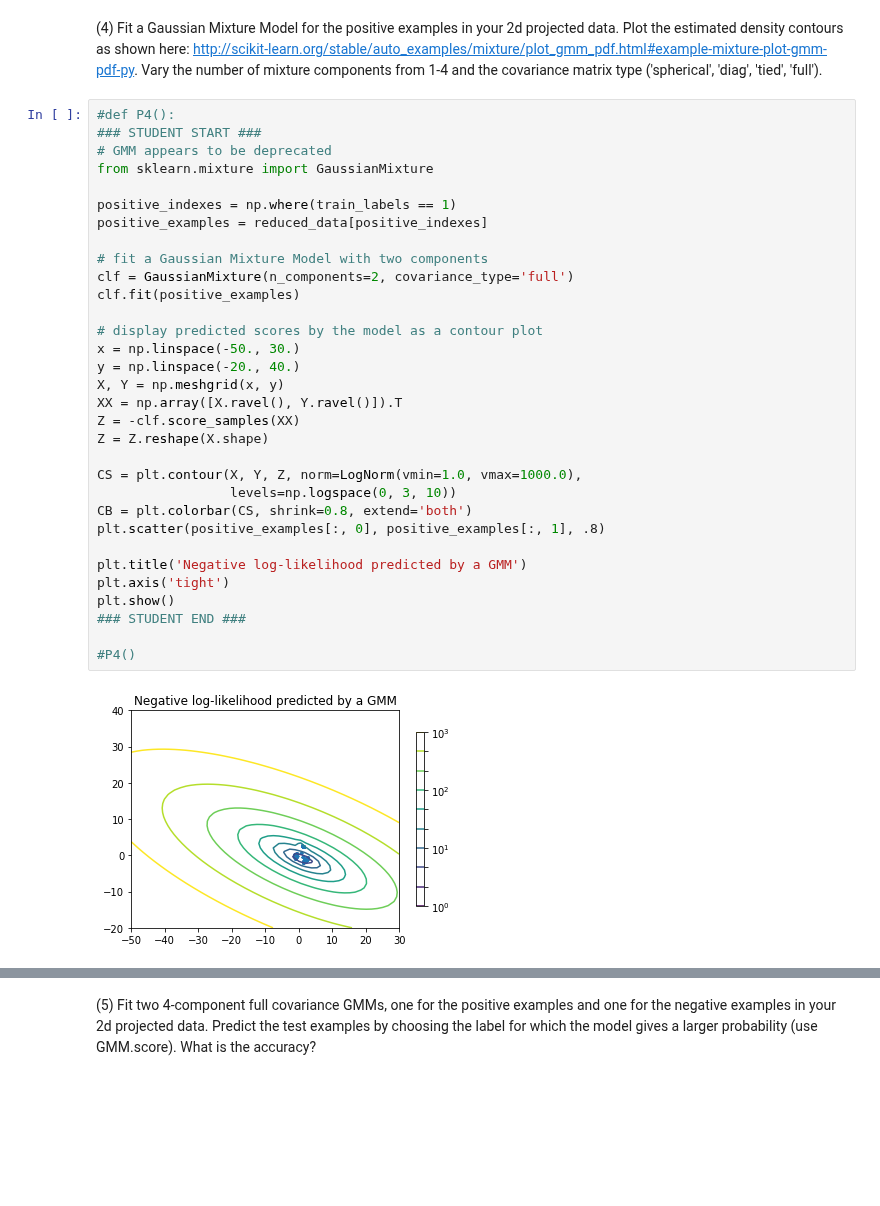
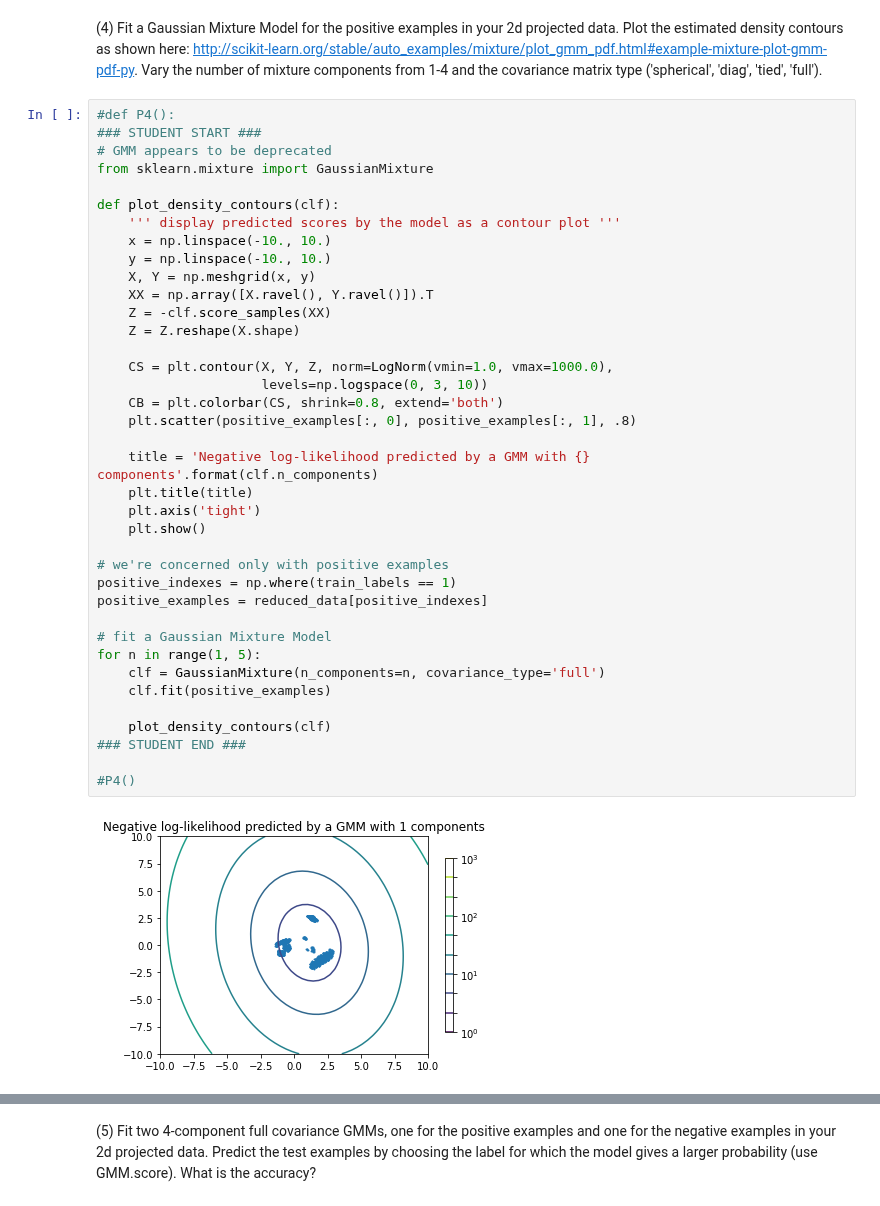
Before and after one commit to dan55/machine_learning, a Jupyter notebook: daniel_elkin_p3.ipynb, the cells around one changed output, grey strips where cells are left out. Saved outputs shown, nothing was run; the diff lists cells and outputs as text; blank space fills up the shorter version.

```diff
--- a/daniel_elkin_p3.ipynb
+++ b/daniel_elkin_p3.ipynb
@@ -189,34 +189,40 @@ P3()
 # %%
 #def P4():
 ### STUDENT START ###
 # GMM appears to be deprecated
 from sklearn.mixture import GaussianMixture
 
+def plot_density_contours(clf):
+    ''' display predicted scores by the model as a contour plot '''
+    x = np.linspace(-10., 10.)
+    y = np.linspace(-10., 10.)
+    X, Y = np.meshgrid(x, y)
+    XX = np.array([X.ravel(), Y.ravel()]).T
+    Z = -clf.score_samples(XX)
+    Z = Z.reshape(X.shape)
+
+    CS = plt.contour(X, Y, Z, norm=LogNorm(vmin=1.0, vmax=1000.0),
+                     levels=np.logspace(0, 3, 10))
+    CB = plt.colorbar(CS, shrink=0.8, extend='both')
+    plt.scatter(positive_examples[:, 0], positive_examples[:, 1], .8)
+
+    title = 'Negative log-likelihood predicted by a GMM with {} components'.format(clf.n_components)
+    plt.title(title)
+    plt.axis('tight')
+    plt.show()
+
+# we're concerned only with positive examples
 positive_indexes = np.where(train_labels == 1)
 positive_examples = reduced_data[positive_indexes]
 
-# fit a Gaussian Mixture Model with two components
-clf = GaussianMixture(n_components=2, covariance_type='full')
-clf.fit(positive_examples)
+# fit a Gaussian Mixture Model
+for n in range(1, 5):
+    clf = GaussianMixture(n_components=n, covariance_type='full')
+    clf.fit(positive_examples)
 
-# display predicted scores by the model as a contour plot
-x = np.linspace(-50., 30.)
-y = np.linspace(-20., 40.)
-X, Y = np.meshgrid(x, y)
-XX = np.array([X.ravel(), Y.ravel()]).T
-Z = -clf.score_samples(XX)
-Z = Z.reshape(X.shape)
-
-CS = plt.contour(X, Y, Z, norm=LogNorm(vmin=1.0, vmax=1000.0),
-                 levels=np.logspace(0, 3, 10))
-CB = plt.colorbar(CS, shrink=0.8, extend='both')
-plt.scatter(positive_examples[:, 0], positive_examples[:, 1], .8)
-
-plt.title('Negative log-likelihood predicted by a GMM')
-plt.axis('tight')
-plt.show()
+    plot_density_contours(clf)
 ### STUDENT END ###
 
 #P4()
 # %% [output]
-[figure, old version]
+[figure, new version]
```
Also changed, not shown: parts of 1 cell of this notebook.
